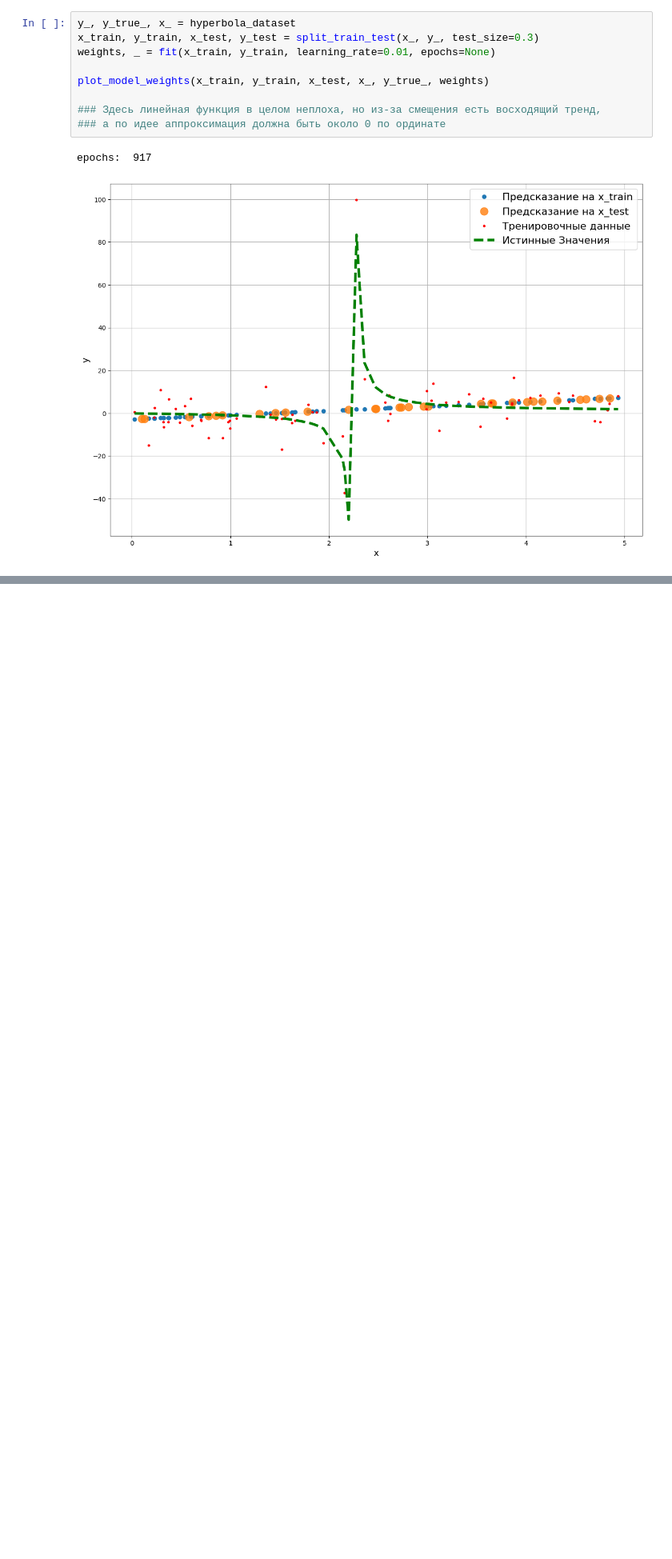
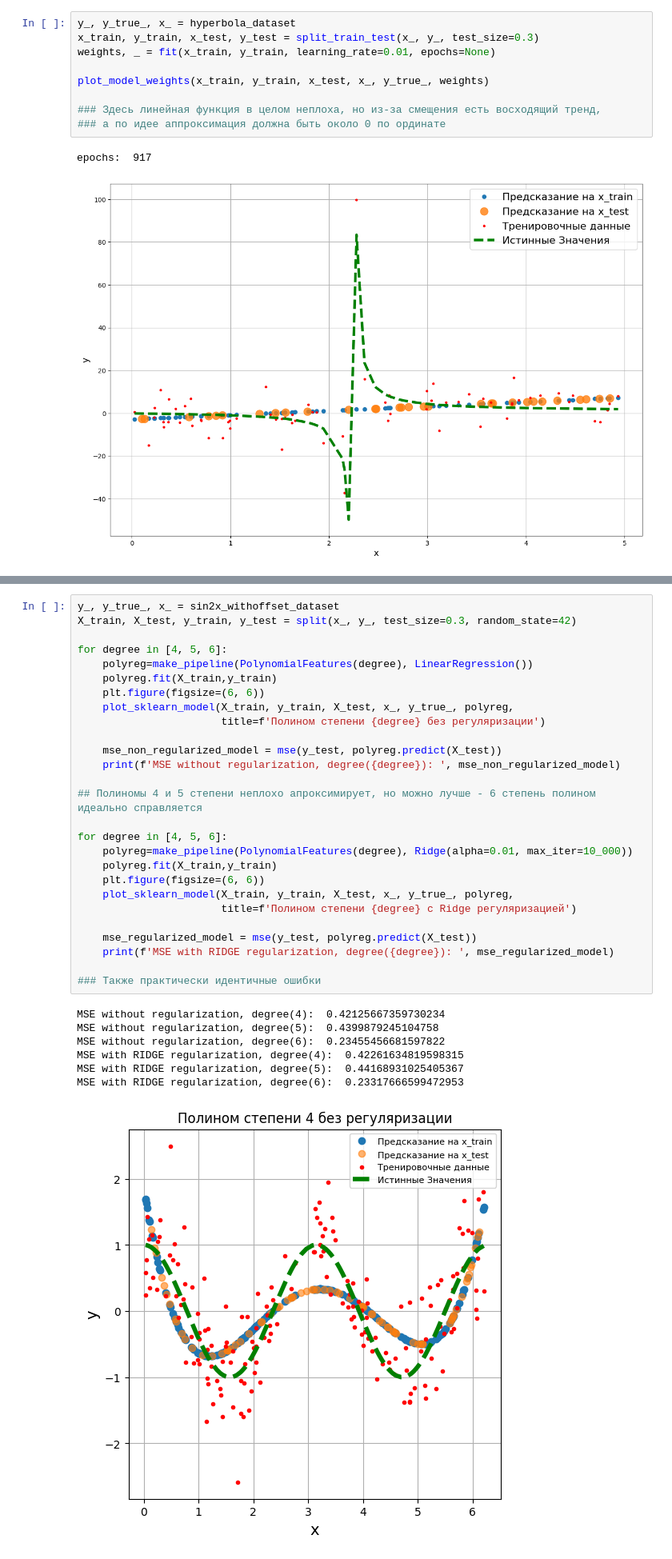
Before and after one commit to pyretttt/master_mle, a Jupyter notebook: practice2.ipynb, the cells around one changed output, grey strips where cells are left out. Shown at 80% size. Drawn from its saved outputs; the diff is of its cells as text; blank space fills up the shorter version.

```diff
--- a/practice2.ipynb
+++ b/practice2.ipynb
@@ -255,0 +300,35 @@ epochs:  917
+# %%
+y_, y_true_, x_ = sin2x_withoffset_dataset
+X_train, X_test, y_train, y_test = split(x_, y_, test_size=0.3, random_state=42)
+
+for degree in [4, 5, 6]:
+    polyreg=make_pipeline(PolynomialFeatures(degree), LinearRegression())
+    polyreg.fit(X_train,y_train)
+    plt.figure(figsize=(6, 6))
+    plot_sklearn_model(X_train, y_train, X_test, x_, y_true_, polyreg,
+                       title=f'Полином степени {degree} без регуляризации')
+
+    mse_non_regularized_model = mse(y_test, polyreg.predict(X_test))
+    print(f'MSE without regularization, degree({degree}): ', mse_non_regularized_model)
+
+## Полиномы 4 и 5 степени неплохо апроксимирует, но можно лучше - 6 степень полином идеально справляется
+
+for degree in [4, 5, 6]:
+    polyreg=make_pipeline(PolynomialFeatures(degree), Ridge(alpha=0.01, max_iter=10_000))
+    polyreg.fit(X_train,y_train)
+    plt.figure(figsize=(6, 6))
+    plot_sklearn_model(X_train, y_train, X_test, x_, y_true_, polyreg,
+                       title=f'Полином степени {degree} c Ridge регуляризацией')
+
+    mse_regularized_model = mse(y_test, polyreg.predict(X_test))
+    print(f'MSE with RIDGE regularization, degree({degree}): ', mse_regularized_model)
+
+### Также практически идентичные ошибки
+# %% [output]
+MSE without regularization, degree(4):  0.42125667359730234
+MSE without regularization, degree(5):  0.4399879245104758
+MSE without regularization, degree(6):  0.23455456681597822
+MSE with RIDGE regularization, degree(4):  0.42261634819598315
+MSE with RIDGE regularization, degree(5):  0.44168931025405367
+MSE with RIDGE regularization, degree(6):  0.23317666599472953
+[figure, added]
```
Also changed, not shown: parts of 9 cells of this notebook.
